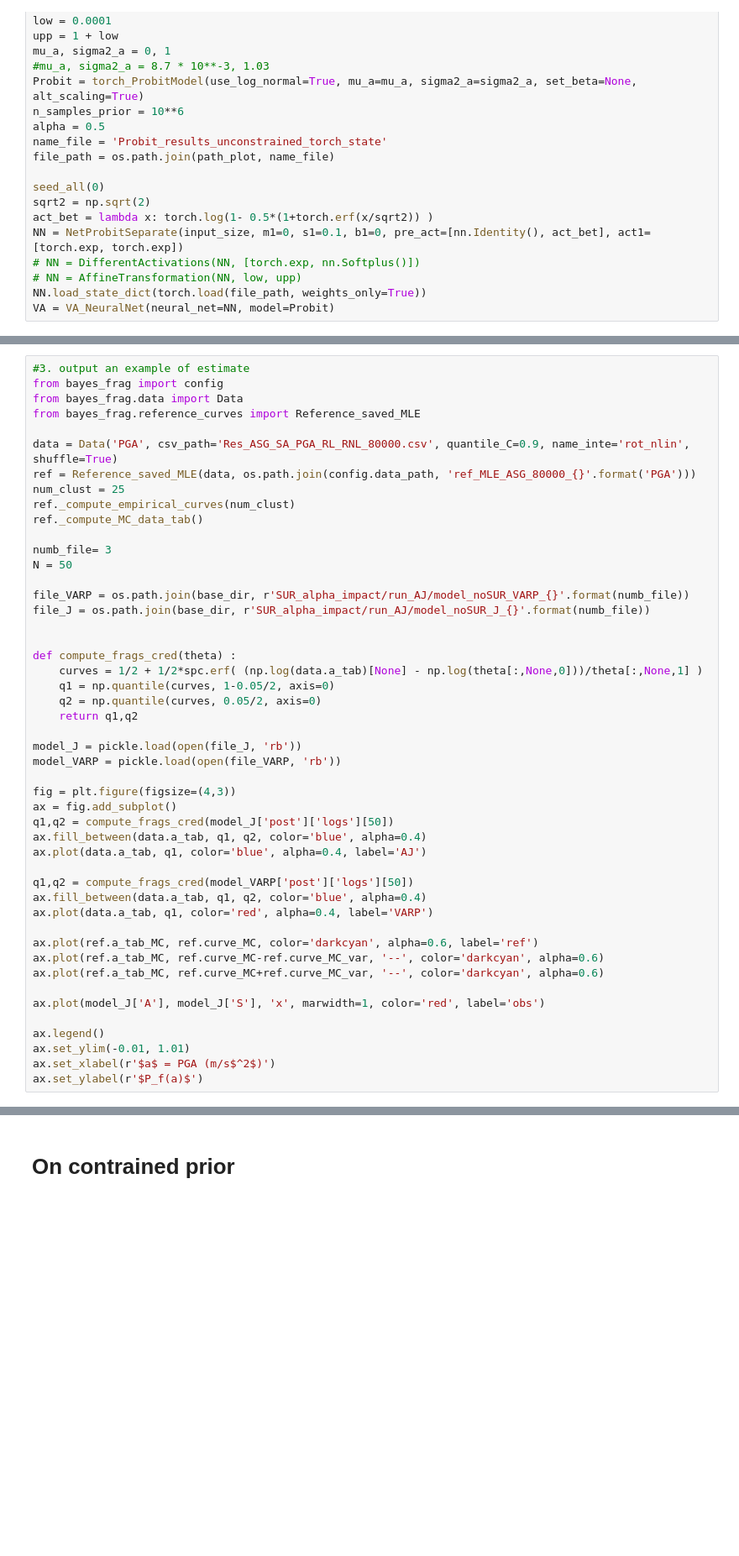
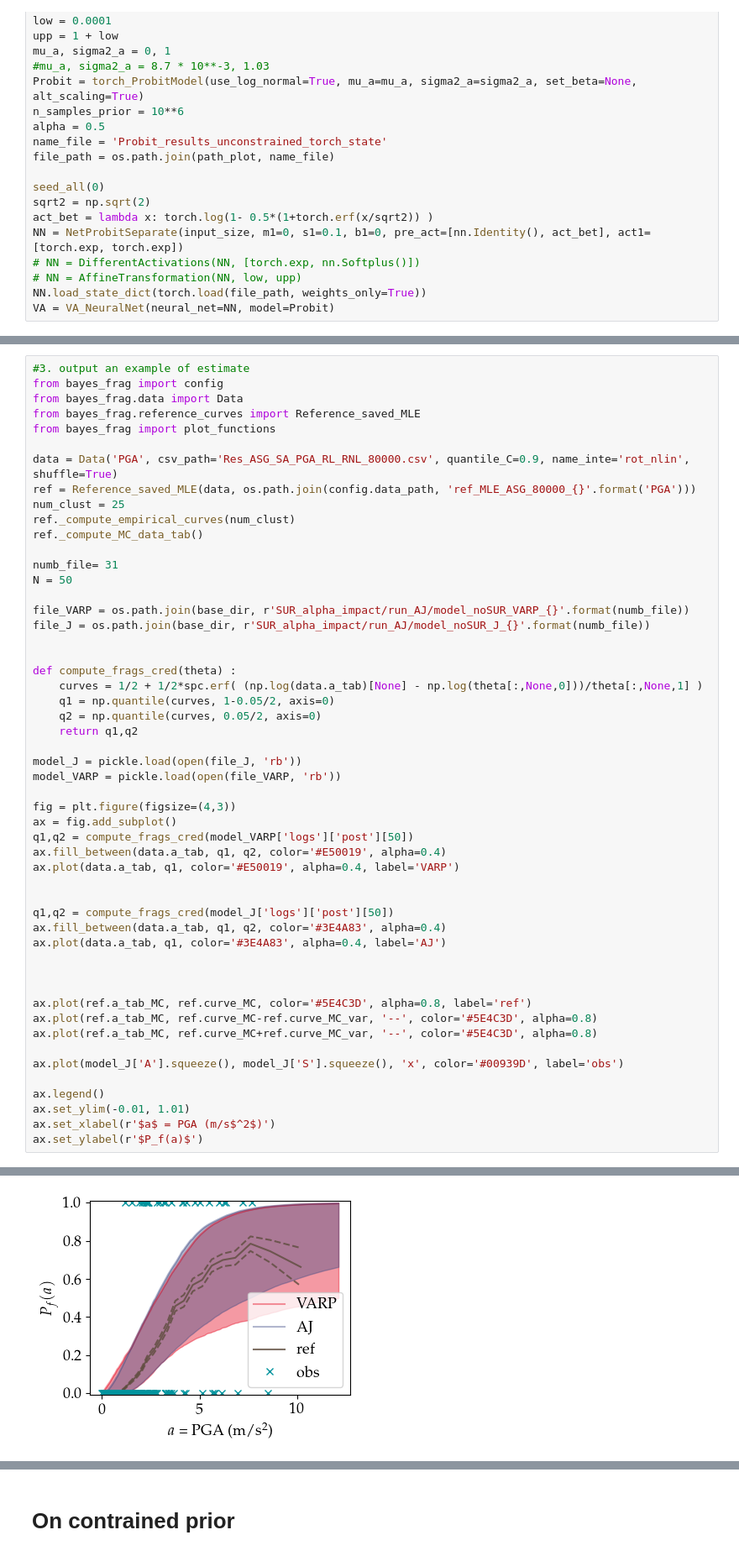
Before and after one commit to vbkantoine/Computo_VA-RP, a Jupyter notebook: frag_est_ASG.ipynb, the cells around one changed output, grey strips where cells are left out. Shown: that part at 84% size. Cells and saved outputs as stored; diff of their text form; blank space fills up the shorter version.

```diff
--- a/frag_est_ASG.ipynb
+++ b/frag_est_ASG.ipynb
@@ -102,6 +106,7 @@ def all_aposterioriVARP() :
 from bayes_frag import config
 from bayes_frag.data import Data
 from bayes_frag.reference_curves import Reference_saved_MLE
+from bayes_frag import plot_functions
 
 data = Data('PGA', csv_path='Res_ASG_SA_PGA_RL_RNL_80000.csv', quantile_C=0.9, name_inte='rot_nlin', shuffle=True)
 ref = Reference_saved_MLE(data, os.path.join(config.data_path, 'ref_MLE_ASG_80000_{}'.format('PGA')))
@@ -109,7 +114,7 @@ num_clust = 25
 ref._compute_empirical_curves(num_clust)
 ref._compute_MC_data_tab()
 
-numb_file= 3
+numb_file= 31
 N = 50
 
 file_VARP = os.path.join(base_dir, r'SUR_alpha_impact/run_AJ/model_noSUR_VARP_{}'.format(numb_file))
@@ -127,21 +132,25 @@ model_VARP = pickle.load(open(file_VARP, 'rb'))
 
 fig = plt.figure(figsize=(4,3))
 ax = fig.add_subplot()
-q1,q2 = compute_frags_cred(model_J['post']['logs'][50])
-ax.fill_between(data.a_tab, q1, q2, color='blue', alpha=0.4)
-ax.plot(data.a_tab, q1, color='blue', alpha=0.4, label='AJ')
+q1,q2 = compute_frags_cred(model_VARP['logs']['post'][50])
+ax.fill_between(data.a_tab, q1, q2, color='#E50019', alpha=0.4)
+ax.plot(data.a_tab, q1, color='#E50019', alpha=0.4, label='VARP')
 
-q1,q2 = compute_frags_cred(model_VARP['post']['logs'][50])
-ax.fill_between(data.a_tab, q1, q2, color='blue', alpha=0.4)
-ax.plot(data.a_tab, q1, color='red', alpha=0.4, label='VARP')
 
-ax.plot(ref.a_tab_MC, ref.curve_MC, color='darkcyan', alpha=0.6, label='ref')
-ax.plot(ref.a_tab_MC, ref.curve_MC-ref.curve_MC_var, '--', color='darkcyan', alpha=0.6)
-ax.plot(ref.a_tab_MC, ref.curve_MC+ref.curve_MC_var, '--', color='darkcyan', alpha=0.6)
+q1,q2 = compute_frags_cred(model_J['logs']['post'][50])
+ax.fill_between(data.a_tab, q1, q2, color='#3E4A83', alpha=0.4)
+ax.plot(data.a_tab, q1, color='#3E4A83', alpha=0.4, label='AJ')
 
-ax.plot(model_J['A'], model_J['S'], 'x', marwidth=1, color='red', label='obs')
+
+
+ax.plot(ref.a_tab_MC, ref.curve_MC, color='#5E4C3D', alpha=0.8, label='ref')
+ax.plot(ref.a_tab_MC, ref.curve_MC-ref.curve_MC_var, '--', color='#5E4C3D', alpha=0.8)
+ax.plot(ref.a_tab_MC, ref.curve_MC+ref.curve_MC_var, '--', color='#5E4C3D', alpha=0.8)
+
+ax.plot(model_J['A'].squeeze(), model_J['S'].squeeze(), 'x', color='#00939D', label='obs')
 
 ax.legend()
 ax.set_ylim(-0.01, 1.01)
 ax.set_xlabel(r'$a$ = PGA (m/s$^2$)')
 ax.set_ylabel(r'$P_f(a)$')
+# %% [output]
@@ -147,0 +158 @@ ax.set_ylabel(r'$P_f(a)$')
+[figure, added]
```
Also changed, not shown: parts of 8 cells of this notebook, 46 other files.
